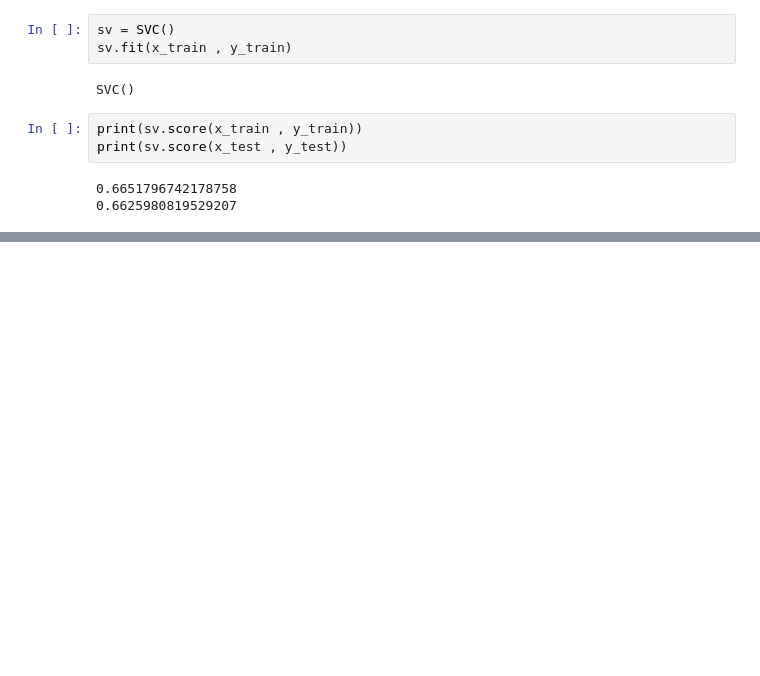
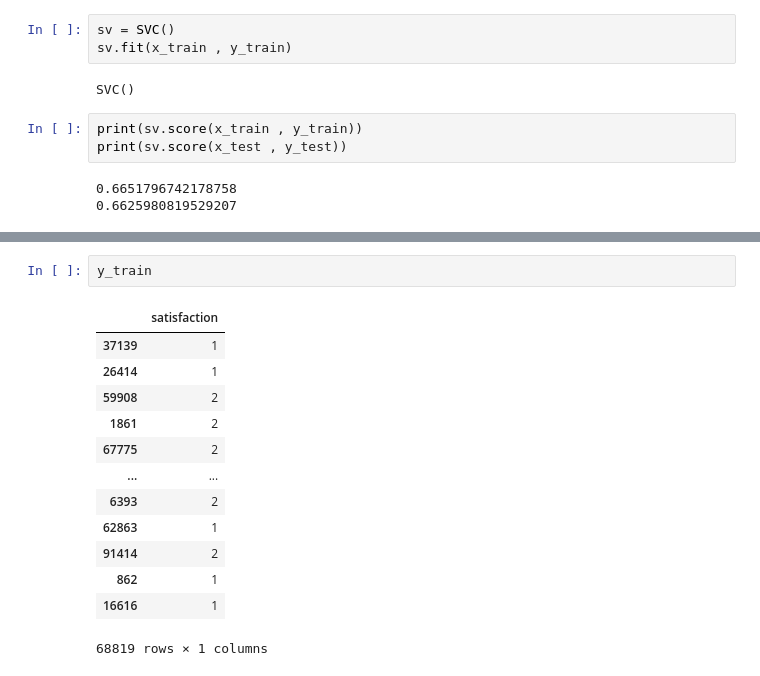
Before and after one commit to Ritika-Gauttam/Customer_Satisfaction_Prediction_Project, a Jupyter notebook: cust_satisfaction_prediction.ipynb, the cells around one changed output, grey strips where cells are left out. Saved outputs shown, nothing was run; the diff lists cells and outputs as text; blank space fills up the shorter version.

```diff
--- a/cust_satisfaction_prediction.ipynb
+++ b/cust_satisfaction_prediction.ipynb
@@ -527,0 +573,16 @@ print(sv.score(x_test , y_test))
+# %%
+y_train
+# %% [output]
+|  | satisfaction |
+| 37139 | 1 |
+| 26414 | 1 |
+| 59908 | 2 |
+| 1861 | 2 |
+| 67775 | 2 |
+| ... | ... |
+| 6393 | 2 |
+| 62863 | 1 |
+| 91414 | 2 |
+| 862 | 1 |
+| 16616 | 1 |
+68819 rows × 1 columns
```
Also changed, not shown: parts of 12 cells of this notebook.
